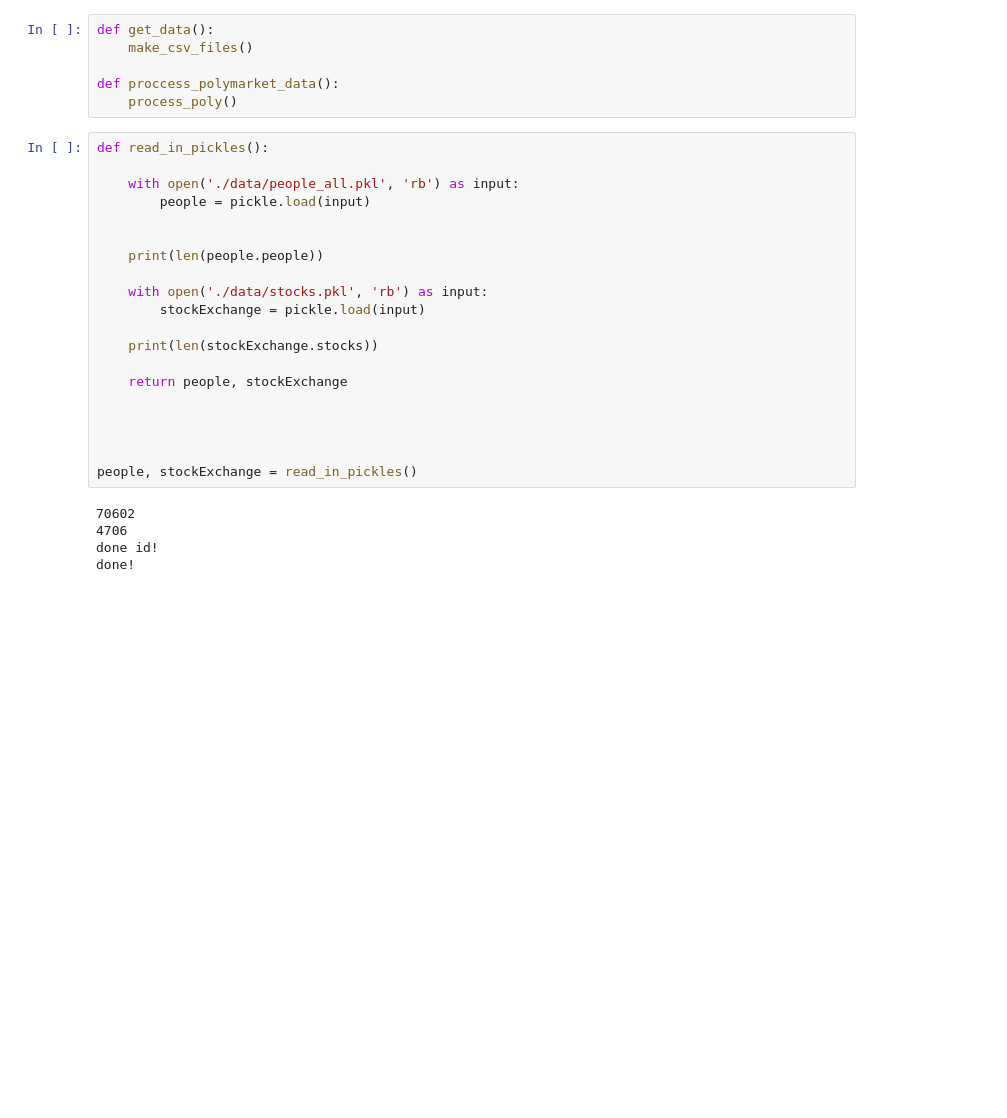
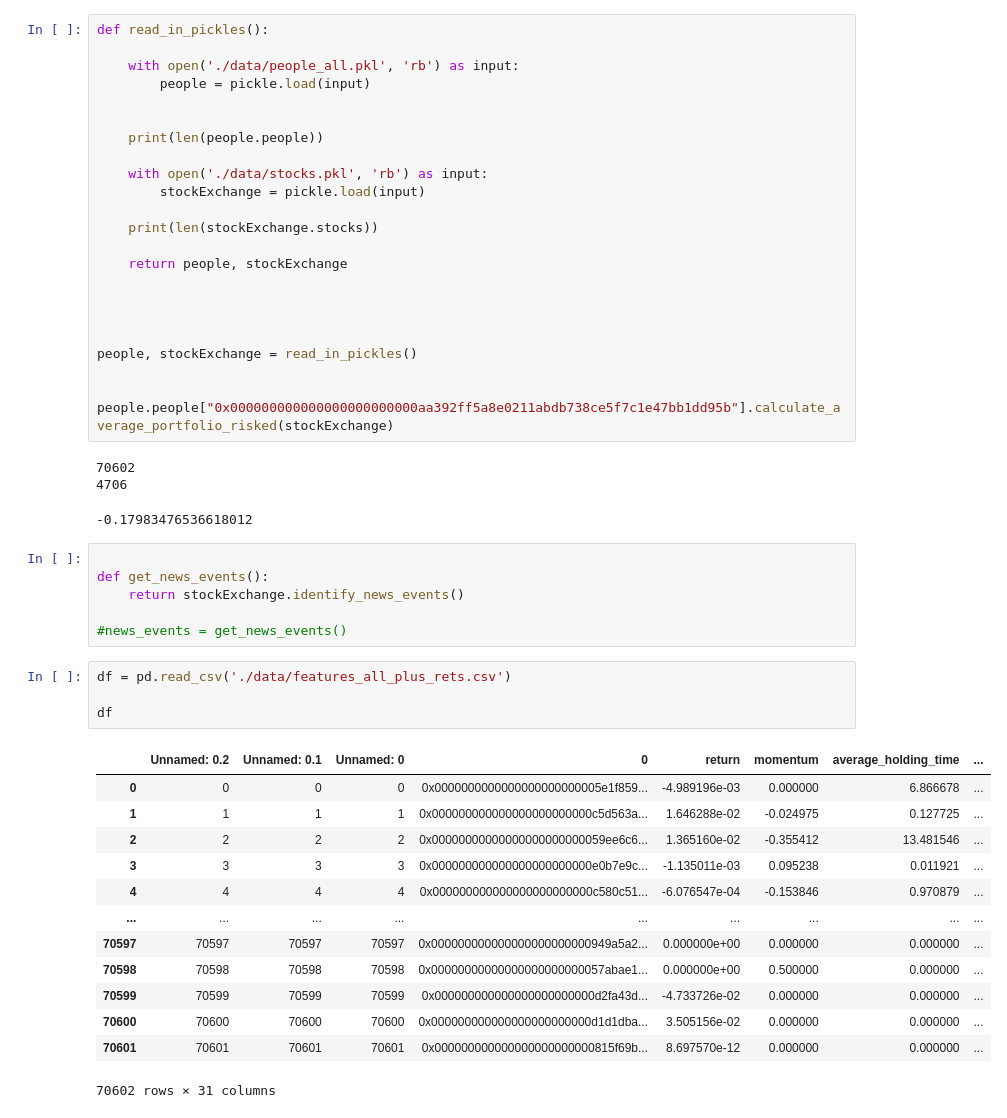
Before and after one commit to jonahk0702/How-Are-Returns-Distributed-in-Prediction-Markets, a Jupyter notebook: main.ipynb, the cells around one changed output. Cells and saved outputs as stored; diff of their text form; blank space fills up the shorter version.

```diff
--- a/main.ipynb
+++ b/main.ipynb
@@ -20,11 +25,5 @@ from grapher import *
 # %% [output]
 db-dtypes is installed correctly.
-# %%
-def get_data():
-    make_csv_files()
-
-def proccess_polymarket_data():
-    process_poly()
 # %%
 def read_in_pickles():
 
@@ -45,8 +44,34 @@ def read_in_pickles():
 
 
 people, stockExchange = read_in_pickles()
+
+
+people.people["0x000000000000000000000000aa392ff5a8e0211abdb738ce5f7c1e47bb1dd95b"].calculate_average_portfolio_risked(stockExchange)
 # %% [output]
 70602
 4706
-done id!
-done!
+-0.17983476536618012
+# %%
+
+def get_news_events():
+    return stockExchange.identify_news_events()
+
+#news_events = get_news_events()
+# %%
+df = pd.read_csv('./data/features_all_plus_rets.csv')
+
+df
+# %% [output]
+|  | Unnamed: 0.2 | Unnamed: 0.1 | Unnamed: 0 | 0 | return | momentum | average_holding_time | ... |
+| 0 | 0 | 0 | 0 | 0x0000000000000000000000005e1f859... | -4.989196e-03 | 0.000000 | 6.866678 | ... |
+| 1 | 1 | 1 | 1 | 0x000000000000000000000000c5d563a... | 1.646288e-02 | -0.024975 | 0.127725 | ... |
+| 2 | 2 | 2 | 2 | 0x00000000000000000000000059ee6c6... | 1.365160e-02 | -0.355412 | 13.481546 | ... |
+| 3 | 3 | 3 | 3 | 0x000000000000000000000000e0b7e9c... | -1.135011e-03 | 0.095238 | 0.011921 | ... |
+| 4 | 4 | 4 | 4 | 0x000000000000000000000000c580c51... | -6.076547e-04 | -0.153846 | 0.970879 | ... |
+| ... | ... | ... | ... | ... | ... | ... | ... | ... |
+| 70597 | 70597 | 70597 | 70597 | 0x000000000000000000000000949a5a2... | 0.000000e+00 | 0.000000 | 0.000000 | ... |
+| 70598 | 70598 | 70598 | 70598 | 0x00000000000000000000000057abae1... | 0.000000e+00 | 0.500000 | 0.000000 | ... |
+| 70599 | 70599 | 70599 | 70599 | 0x000000000000000000000000d2fa43d... | -4.733726e-02 | 0.000000 | 0.000000 | ... |
+| 70600 | 70600 | 70600 | 70600 | 0x000000000000000000000000d1d1dba... | 3.505156e-02 | 0.000000 | 0.000000 | ... |
+| 70601 | 70601 | 70601 | 70601 | 0x000000000000000000000000815f69b... | 8.697570e-12 | 0.000000 | 0.000000 | ... |
+70602 rows × 31 columns
```
Also changed, not shown: parts of 8 cells of this notebook, 6 other files.
